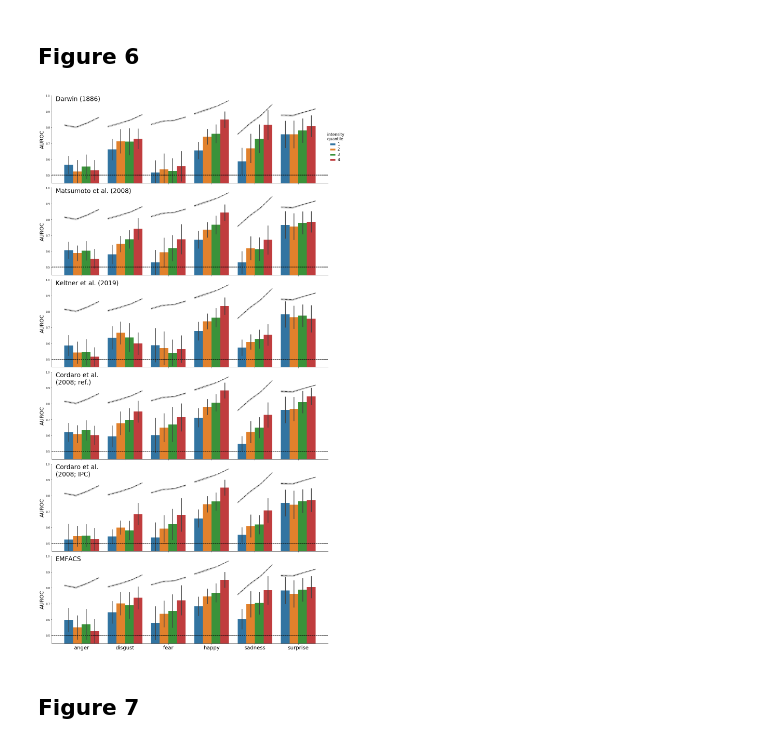
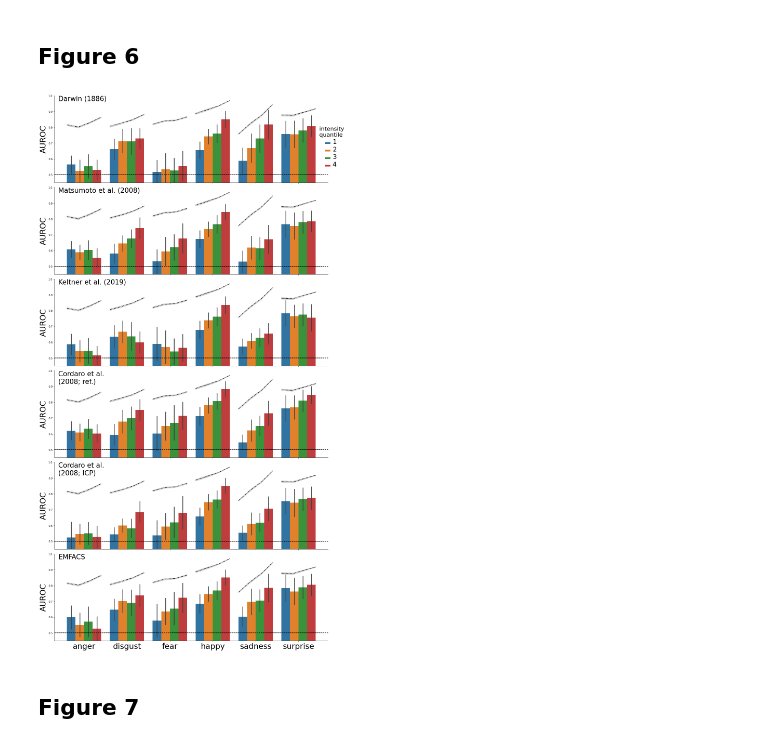
Before and after one commit to lukassnoek/hypothesis-kernel-analysis, a Jupyter notebook: notebooks/figures.ipynb, the cells around one changed output. Cells and saved outputs as stored; diff of their text form; code cells hidden in the pictures.

```diff
--- a/notebooks/figures.ipynb
+++ b/notebooks/figures.ipynb
@@ -301,40 +299,41 @@ plt.savefig('Figure5b.png')
 # %%
 nc = pd.read_csv('../results/noise_ceiling_per_intensity_level.tsv', sep='\t', index_col=0)
 df_int = pd.read_csv('../results/score_per_intensity_quantile.tsv', sep='\t', index_col=0)
 df_int = df_int.replace(map2leg)
 g = sns.catplot(x='emotion', y='score', data=df_int, hue='intensity', row='mapping',
                 kind="bar", aspect=3, height=5, ci='sd')
+g
 
 g._legend.set_title(' intensity\n quantile')
-plt.setp(g._legend.get_title(), fontsize=15)
-plt.setp(g._legend.get_texts(), fontsize=15)
+plt.setp(g._legend.get_title(), fontsize=22)
+plt.setp(g._legend.get_texts(), fontsize=25)
 for i, ax in enumerate(g.axes.flatten()):
-    ax.text(-.6, 1, map_names[i], fontsize=24, verticalalignment='top')
+    ax.text(-.6, 1, map_names[i], fontsize=26, verticalalignment='top')
     ax.set_title('')
     for ii, emo in enumerate(nc['emotion'].unique()):
         this_nc = nc.loc[nc['emotion'] == emo, 'noise_ceiling']
         this_sd = nc.loc[nc['emotion'] == emo, 'sd']
         ax.plot(np.linspace(ii-0.4, ii+0.4, num=4), this_nc, c='k', ls='-.')
         ax.fill_between(
             np.linspace(ii-0.4, ii+0.4, num=4),
             this_nc - this_sd, this_nc + this_sd,
             color='gray', alpha=0.3
         )
         ax.set_ylim(ymin, ymax)
         ax.axhline(0.5, ls='--', c='k')
-        ax.set_ylabel("AUROC", fontsize=20)
+        ax.set_ylabel("AUROC", fontsize=30)
 
 g.set_xlabels('')
-g.set_xticklabels(df['emotion'].unique(), fontsize=20)
+g.set_xticklabels(df['emotion'].unique(), fontsize=30)
 
 g._legend.set_bbox_to_anchor([1.05, 0.9])
 plt.subplots_adjust(hspace=0.2)
 fig = plt.gcf()
 fig.tight_layout()
-fig.savefig('Figure6.png')
+fig.savefig('Figure6.png', bbox_inches = "tight")
 #plt.close()
 # %% [output]
-[figure, old version]
+[figure, new version]
 # %% [markdown]
 ## Figure 7
 # %%
```
Also changed, not shown: parts of 13 cells of this notebook, 3 other files.
